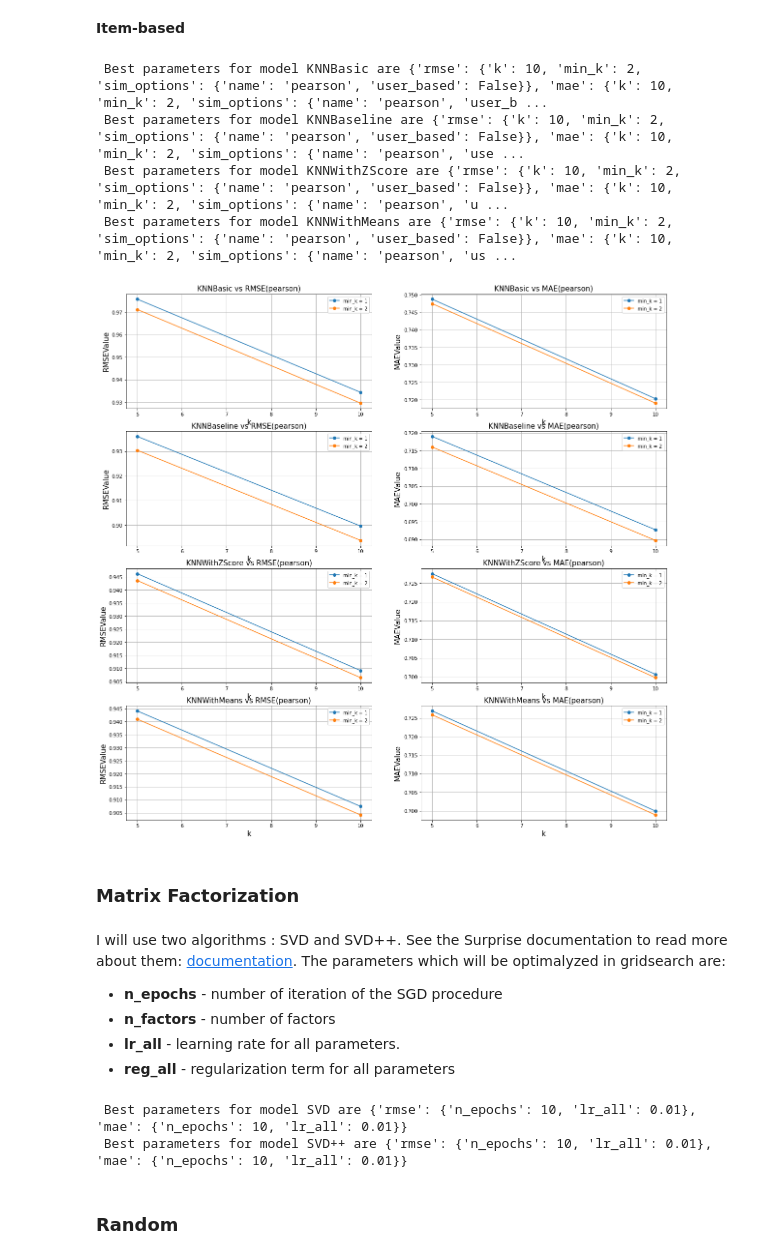
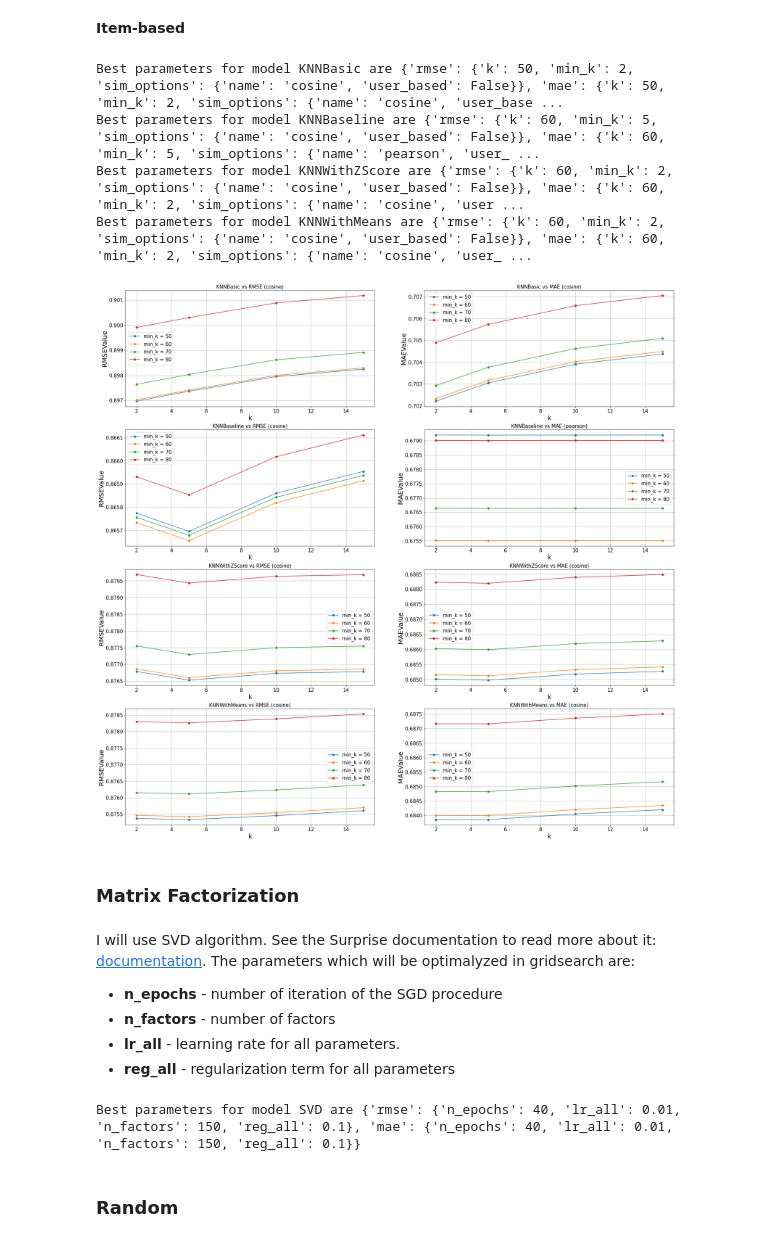
Before and after one commit to zuba0/Book-recommendation-system, a Jupyter notebook: Collaborative filtering methods.ipynb, the cells around one changed output. Drawn from its saved outputs; the diff is of its cells as text; code cells hidden in the pictures.

```diff
--- a/Collaborative filtering methods.ipynb
+++ b/Collaborative filtering methods.ipynb
@@ -126,6 +127,7 @@ I will randomly choose around 5% of users and limite the number of books by choo
 random.seed(5)
 # %%
 n = 0.05
-ratings = choose_values(n=n,
-                        df=ratings,
-                        col_name='user_id')
+ratings = filter_random_values(n=n,
+                            df=ratings,
+                            col_name='user_id')
+rows_number(ratings)
@@ -136,2 +136,4 @@ Number of rows is 299308
 # %%
-grouped_by_book = grouping(data=ratings,col_name='book_id').sort_values()
+grouped_by_book = grouping(df=ratings,col_name='book_id').sort_values()
+ratings = ratings[ratings.book_id.isin(grouped_by_book[5000:].index)]
+rows_number(ratings)
@@ -243,8 +242,8 @@ For each approach dependence of RMSE and MAE scores on parameters will be visual
 # %%
 knn_model_dict = {'KNNBasic': KNNBasic,'KNNBaseline': KNNBaseline,
               'KNNWithZScore': KNNWithZScore, 'KNNWithMeans' :KNNWithMeans}
-k_list = [5, 10]
-min_k_list = [1, 2]
+k_list = [50, 60, 70, 80]
+min_k_list = [2, 5, 10, 15]
 similarities_list = ['cosine', 'pearson']
 # %% [markdown]
 <b>User-based</b>
@@ -260,19 +263,21 @@ hiper_visual(knn_result_user_based, min_k_list, k_list)
 # %% [markdown]
 <b>Item-based</b>
 # %%
-knn_result_item_based = grid_knn(data, knn_model_dict, k = k_list, min_k = min_k_list, similarities_list=similarities_list, user_based=[False])
-hiper_visual(knn_result_item_based, min_k_list, k_list)
+knn_result_item_based = grid_knn(data, knn_model_dict, k_list = k_list,
+                                 min_k_list = min_k_list, similarities_list=similarities_list,
+                                 user_based=False)
+plot_scoring_results(knn_result_item_based, min_k_list, k_list)
 # %% [output]
- Best parameters for model KNNBasic are {'rmse': {'k': 10, 'min_k': 2, 'sim_options': {'name': 'pearson', 'user_based': False}}, 'mae': {'k': 10, 'min_k': 2, 'sim_options': {'name': 'pearson', 'user_b ...
- Best parameters for model KNNBaseline are {'rmse': {'k': 10, 'min_k': 2, 'sim_options': {'name': 'pearson', 'user_based': False}}, 'mae': {'k': 10, 'min_k': 2, 'sim_options': {'name': 'pearson', 'use ...
- Best parameters for model KNNWithZScore are {'rmse': {'k': 10, 'min_k': 2, 'sim_options': {'name': 'pearson', 'user_based': False}}, 'mae': {'k': 10, 'min_k': 2, 'sim_options': {'name': 'pearson', 'u ...
- Best parameters for model KNNWithMeans are {'rmse': {'k': 10, 'min_k': 2, 'sim_options': {'name': 'pearson', 'user_based': False}}, 'mae': {'k': 10, 'min_k': 2, 'sim_options': {'name': 'pearson', 'us ...
+Best parameters for model KNNBasic are {'rmse': {'k': 50, 'min_k': 2, 'sim_options': {'name': 'cosine', 'user_based': False}}, 'mae': {'k': 50, 'min_k': 2, 'sim_options': {'name': 'cosine', 'user_base ...
+Best parameters for model KNNBaseline are {'rmse': {'k': 60, 'min_k': 5, 'sim_options': {'name': 'cosine', 'user_based': False}}, 'mae': {'k': 60, 'min_k': 5, 'sim_options': {'name': 'pearson', 'user_ ...
+Best parameters for model KNNWithZScore are {'rmse': {'k': 60, 'min_k': 2, 'sim_options': {'name': 'cosine', 'user_based': False}}, 'mae': {'k': 60, 'min_k': 2, 'sim_options': {'name': 'cosine', 'user ...
+Best parameters for model KNNWithMeans are {'rmse': {'k': 60, 'min_k': 2, 'sim_options': {'name': 'cosine', 'user_based': False}}, 'mae': {'k': 60, 'min_k': 2, 'sim_options': {'name': 'cosine', 'user_ ...
-[figure, old version]
+[figure, new version]
 # %% [markdown]
 ### Matrix Factorization
 # %% [markdown]
-I will use two algorithms : SVD and SVD++.
-See the Surprise documentation to read more about them:
+I will use SVD algorithm.
+See the Surprise documentation to read more about it:
 [documentation](https://surprise.readthedocs.io/en/stable/matrix_factorization.html).
 The parameters which will be optimalyzed in gridsearch are:
 * <b>n_epochs</b> - number of iteration of the SGD procedure
@@ -297,5 +286,0 @@ def grid_matrix_fact(model_dict, n_epochs=[10, 20, 30], lr_all=[0.01], cv=5):
-# %%
-new_list = grid_matrix_fact(matrix_fact_dict)
-# %% [output]
- Best parameters for model SVD are {'rmse': {'n_epochs': 10, 'lr_all': 0.01}, 'mae': {'n_epochs': 10, 'lr_all': 0.01}}
- Best parameters for model SVD++ are {'rmse': {'n_epochs': 10, 'lr_all': 0.01}, 'mae': {'n_epochs': 10, 'lr_all': 0.01}}
@@ -302,3 +293,7 @@ new_list = grid_matrix_fact(matrix_fact_dict)
+# %%
+matrix_fact_list = grid_matrix_fact(data, matrix_fact_dict, n_epochs, n_factors, lr_all, reg_all)
+# %% [output]
+Best parameters for model SVD are {'rmse': {'n_epochs': 40, 'lr_all': 0.01, 'n_factors': 150, 'reg_all': 0.1}, 'mae': {'n_epochs': 40, 'lr_all': 0.01, 'n_factors': 150, 'reg_all': 0.1}}
 # %% [markdown]
 ### Random
 # %% [markdown]
```
Also changed, not shown: parts of 34 cells of this notebook.
